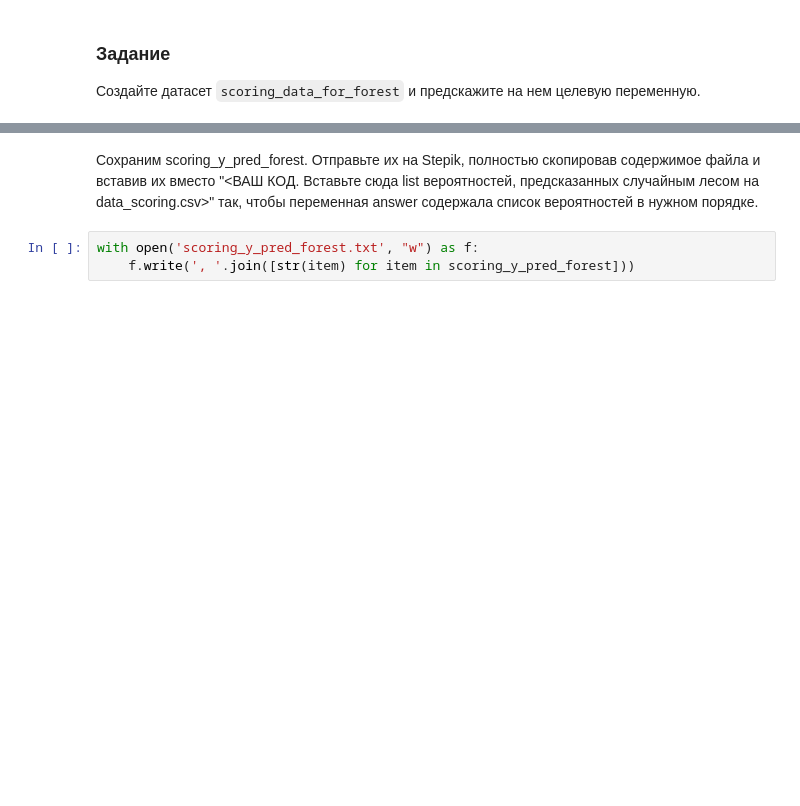
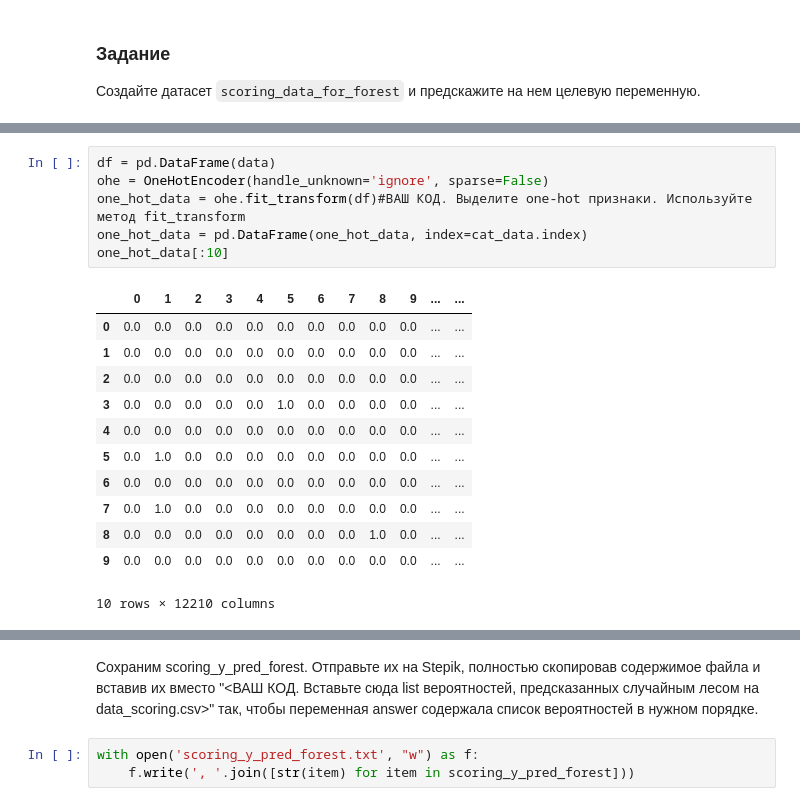
Before and after one commit to 05-515/-, a Jupyter notebook: 20_1_hw_ensembles.ipynb, the cells around one changed output, grey strips where cells are left out. Drawn from its saved outputs; the diff is of its cells as text; blank space fills up the shorter version.

```diff
--- a/20_1_hw_ensembles.ipynb
+++ b/20_1_hw_ensembles.ipynb
@@ -213,0 +329,19 @@ scoring_y_pred_forest = #ВАШ КОД
+# %%
+df = pd.DataFrame(data)
+ohe = OneHotEncoder(handle_unknown='ignore', sparse=False)
+one_hot_data = ohe.fit_transform(df)#ВАШ КОД. Выделите one-hot признаки. Используйте метод fit_transform
+one_hot_data = pd.DataFrame(one_hot_data, index=cat_data.index)
+one_hot_data[:10]
+# %% [output]
+|  | 0 | 1 | 2 | 3 | 4 | 5 | 6 | 7 | 8 | 9 | ... | ... |
+| 0 | 0.0 | 0.0 | 0.0 | 0.0 | 0.0 | 0.0 | 0.0 | 0.0 | 0.0 | 0.0 | ... | ... |
+| 1 | 0.0 | 0.0 | 0.0 | 0.0 | 0.0 | 0.0 | 0.0 | 0.0 | 0.0 | 0.0 | ... | ... |
+| 2 | 0.0 | 0.0 | 0.0 | 0.0 | 0.0 | 0.0 | 0.0 | 0.0 | 0.0 | 0.0 | ... | ... |
+| 3 | 0.0 | 0.0 | 0.0 | 0.0 | 0.0 | 1.0 | 0.0 | 0.0 | 0.0 | 0.0 | ... | ... |
+| 4 | 0.0 | 0.0 | 0.0 | 0.0 | 0.0 | 0.0 | 0.0 | 0.0 | 0.0 | 0.0 | ... | ... |
+| 5 | 0.0 | 1.0 | 0.0 | 0.0 | 0.0 | 0.0 | 0.0 | 0.0 | 0.0 | 0.0 | ... | ... |
+| 6 | 0.0 | 0.0 | 0.0 | 0.0 | 0.0 | 0.0 | 0.0 | 0.0 | 0.0 | 0.0 | ... | ... |
+| 7 | 0.0 | 1.0 | 0.0 | 0.0 | 0.0 | 0.0 | 0.0 | 0.0 | 0.0 | 0.0 | ... | ... |
+| 8 | 0.0 | 0.0 | 0.0 | 0.0 | 0.0 | 0.0 | 0.0 | 0.0 | 1.0 | 0.0 | ... | ... |
+| 9 | 0.0 | 0.0 | 0.0 | 0.0 | 0.0 | 0.0 | 0.0 | 0.0 | 0.0 | 0.0 | ... | ... |
+10 rows × 12210 columns
```
Also changed, not shown: parts of 25 cells of this notebook, 1 other file.
